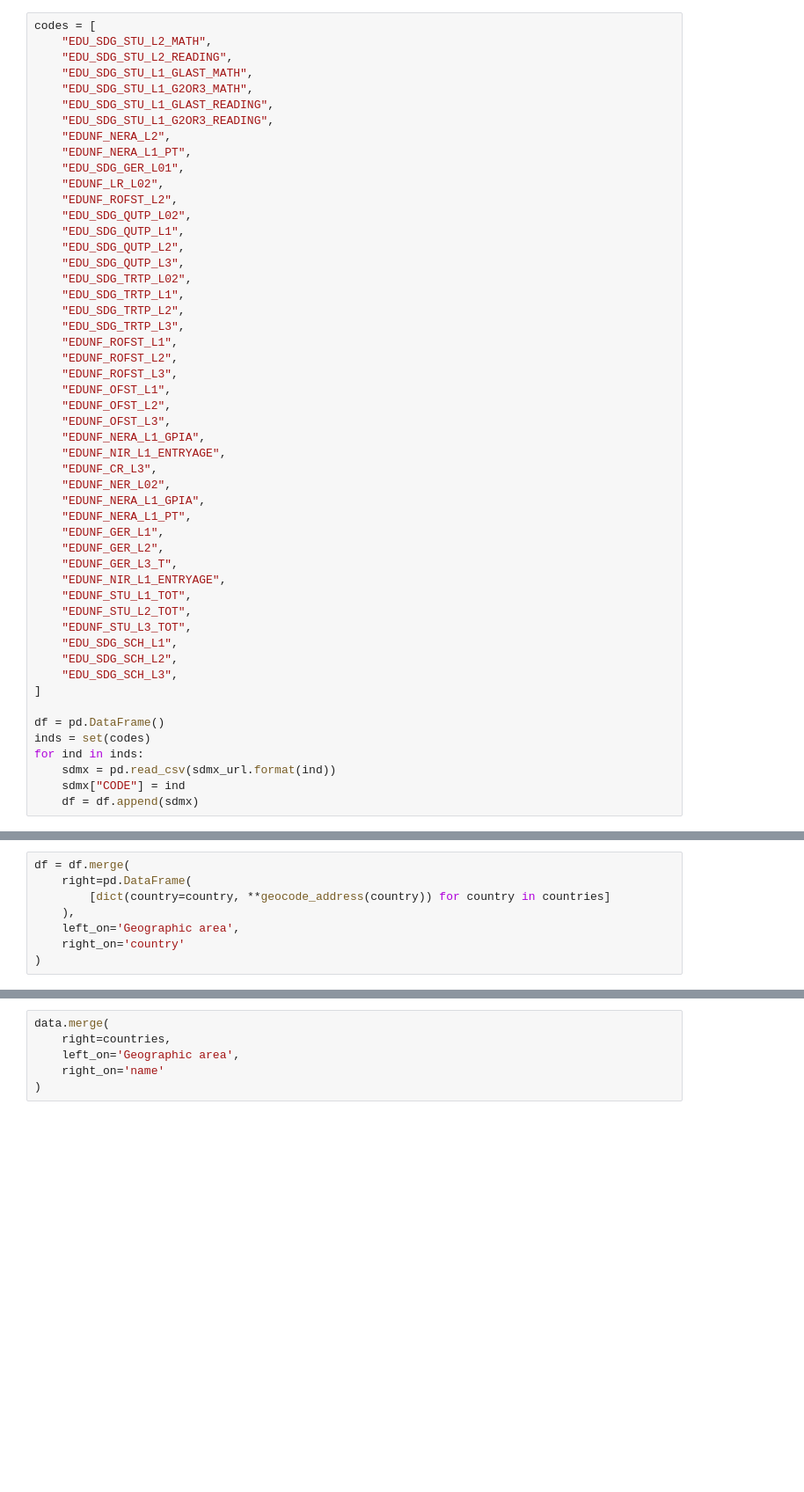
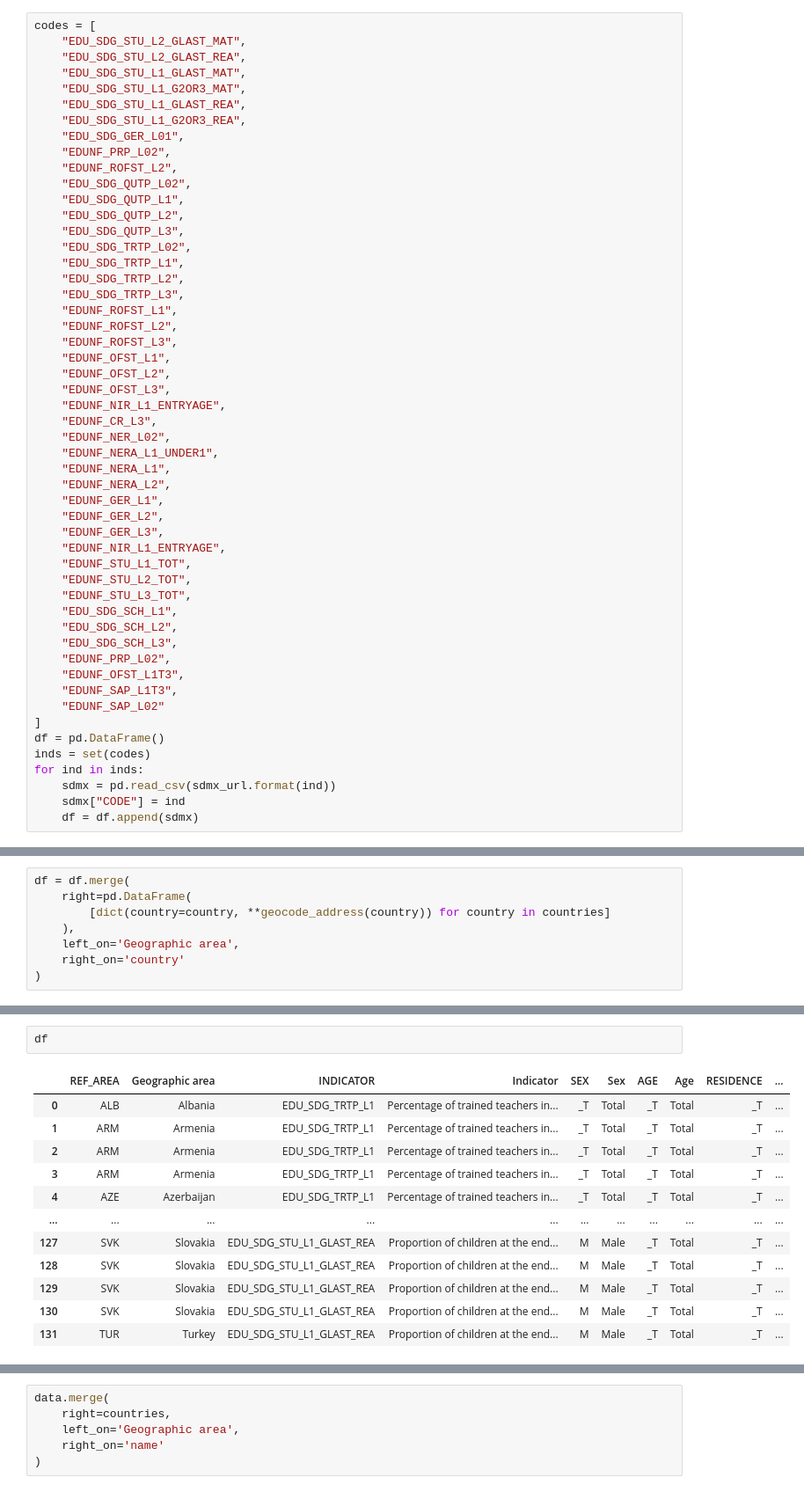
Before and after one commit to UNICEFECAR/dash, a Jupyter notebook: Education.ipynb, the cells around one changed output, grey strips where cells are left out. Shown: that part at 88% size. Cells and saved outputs as stored; diff of their text form; blank space fills up the shorter version.

```diff
--- a/Education.ipynb
+++ b/Education.ipynb
@@ -28,16 +28,14 @@ def geocode_address(address):
 sdmx_url = 'https://sdmx.data.unicef.org/ws/public/sdmxapi/rest/data/ECARO,TRANSMONEE,1.0/.{}....?format=csv'
 # %%
 codes = [
-    "EDU_SDG_STU_L2_MATH",
-    "EDU_SDG_STU_L2_READING",
-    "EDU_SDG_STU_L1_GLAST_MATH",
-    "EDU_SDG_STU_L1_G2OR3_MATH",
-    "EDU_SDG_STU_L1_GLAST_READING",
-    "EDU_SDG_STU_L1_G2OR3_READING",
-    "EDUNF_NERA_L2",
-    "EDUNF_NERA_L1_PT",
+    "EDU_SDG_STU_L2_GLAST_MAT",
+    "EDU_SDG_STU_L2_GLAST_REA",
+    "EDU_SDG_STU_L1_GLAST_MAT",
+    "EDU_SDG_STU_L1_G2OR3_MAT",
+    "EDU_SDG_STU_L1_GLAST_REA",
+    "EDU_SDG_STU_L1_G2OR3_REA",
     "EDU_SDG_GER_L01",
-    "EDUNF_LR_L02",
+    "EDUNF_PRP_L02",
     "EDUNF_ROFST_L2",
     "EDU_SDG_QUTP_L02",
     "EDU_SDG_QUTP_L1",
@@ -53,15 +51,15 @@ codes = [
     "EDUNF_OFST_L1",
     "EDUNF_OFST_L2",
     "EDUNF_OFST_L3",
-    "EDUNF_NERA_L1_GPIA",
     "EDUNF_NIR_L1_ENTRYAGE",
     "EDUNF_CR_L3",
     "EDUNF_NER_L02",
-    "EDUNF_NERA_L1_GPIA",
-    "EDUNF_NERA_L1_PT",
+    "EDUNF_NERA_L1_UNDER1",
+    "EDUNF_NERA_L1",
+    "EDUNF_NERA_L2",
     "EDUNF_GER_L1",
     "EDUNF_GER_L2",
-    "EDUNF_GER_L3_T",
+    "EDUNF_GER_L3",
     "EDUNF_NIR_L1_ENTRYAGE",
     "EDUNF_STU_L1_TOT",
     "EDUNF_STU_L2_TOT",
@@ -69,8 +67,11 @@ codes = [
     "EDU_SDG_SCH_L1",
     "EDU_SDG_SCH_L2",
     "EDU_SDG_SCH_L3",
+    "EDUNF_PRP_L02",
+    "EDUNF_OFST_L1T3",
+    "EDUNF_SAP_L1T3",
+    "EDUNF_SAP_L02"
 ]
-
 df = pd.DataFrame()
 inds = set(codes)
 for ind in inds:
@@ -139,0 +91,15 @@ countries
+# %%
+df
+# %% [output]
+|  | REF_AREA | Geographic area | INDICATOR | Indicator | SEX | Sex | AGE | Age | RESIDENCE | ... |
+| 0 | ALB | Albania | EDU_SDG_TRTP_L1 | Percentage of trained teachers in... | _T | Total | _T | Total | _T | ... |
+| 1 | ARM | Armenia | EDU_SDG_TRTP_L1 | Percentage of trained teachers in... | _T | Total | _T | Total | _T | ... |
+| 2 | ARM | Armenia | EDU_SDG_TRTP_L1 | Percentage of trained teachers in... | _T | Total | _T | Total | _T | ... |
+| 3 | ARM | Armenia | EDU_SDG_TRTP_L1 | Percentage of trained teachers in... | _T | Total | _T | Total | _T | ... |
+| 4 | AZE | Azerbaijan | EDU_SDG_TRTP_L1 | Percentage of trained teachers in... | _T | Total | _T | Total | _T | ... |
+| ... | ... | ... | ... | ... | ... | ... | ... | ... | ... | ... |
+| 127 | SVK | Slovakia | EDU_SDG_STU_L1_GLAST_REA | Proportion of children at the end... | M | Male | _T | Total | _T | ... |
+| 128 | SVK | Slovakia | EDU_SDG_STU_L1_GLAST_REA | Proportion of children at the end... | M | Male | _T | Total | _T | ... |
+| 129 | SVK | Slovakia | EDU_SDG_STU_L1_GLAST_REA | Proportion of children at the end... | M | Male | _T | Total | _T | ... |
+| 130 | SVK | Slovakia | EDU_SDG_STU_L1_GLAST_REA | Proportion of children at the end... | M | Male | _T | Total | _T | ... |
+| 131 | TUR | Turkey | EDU_SDG_STU_L1_GLAST_REA | Proportion of children at the end... | M | Male | _T | Total | _T | ... |
```
Also changed, not shown: parts of 22 cells of this notebook, 1 other file.
